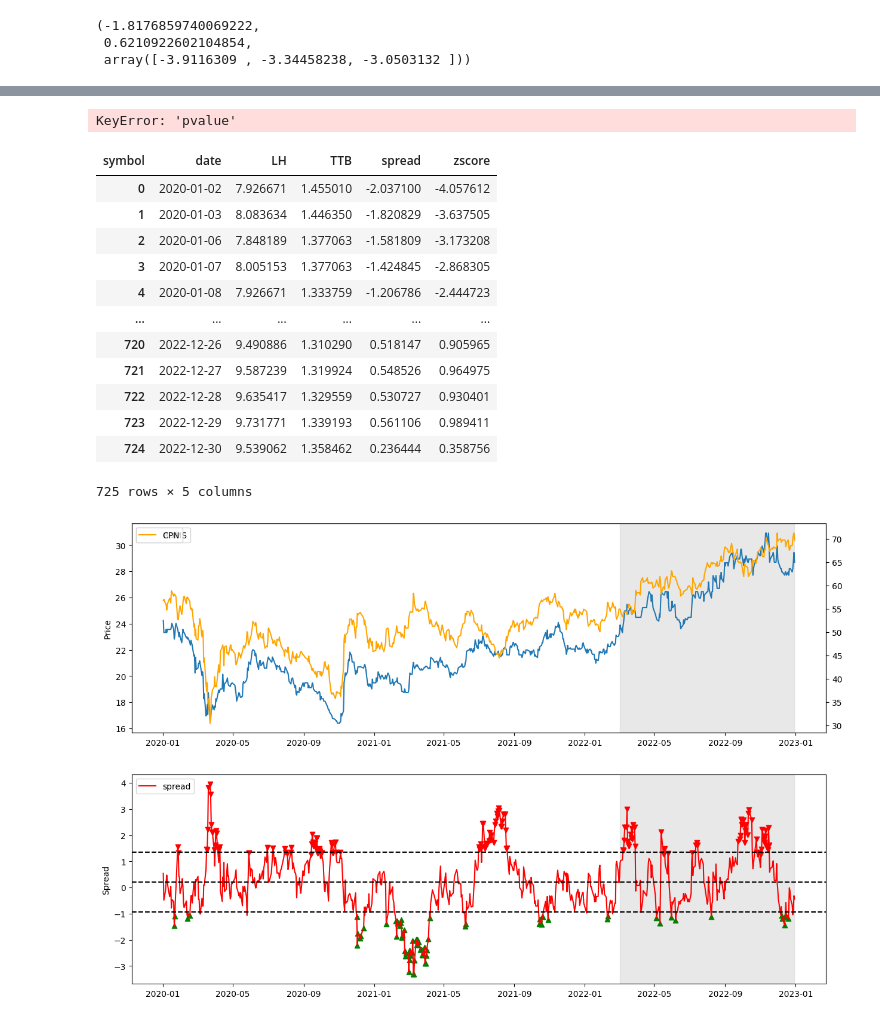
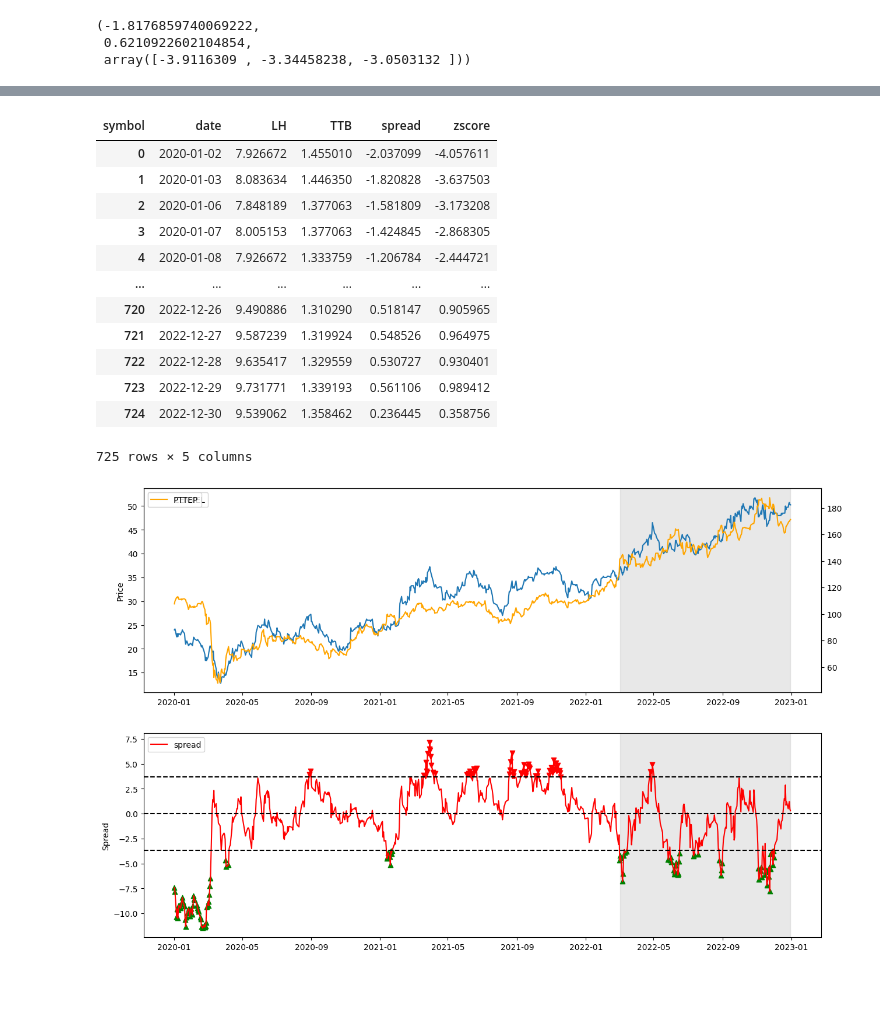
Before and after one commit to Mezoantrop/statarb, a Jupyter notebook: notebook/pair_trade.ipynb, the cells around one changed output, grey strips where cells are left out. Drawn from its saved outputs; the diff is of its cells as text; code cells hidden in the pictures; blank space fills up the shorter version.

```diff
--- a/notebook/pair_trade.ipynb
+++ b/notebook/pair_trade.ipynb
@@ -144,6 +161,6 @@ def create_price_pair(df, stock1, stock2, TRADING_PERIOD=None):
     df_test['zscore'] = (df_test['spread'] - df_train['spread'].mean()) / df_train['spread'].std()
     return df_train, df_test, beta
 # %%
-df_test, _, _ = create_price_pair(df_price, 'ADVANC', 'AOT')
+df_test, _, _ = create_price_pair(df_price, 'BH', 'CRC')
 df_test
 # %% [output]
@@ -178,11 +195,12 @@ for i in range(df_price.shape[1]-1):
 
         #cointegration test
         try:
-            df, _ = create_price_pair(df_price, stock1, stock2)
+            df, _, _ = create_price_pair(df_price, stock1, stock2)
             result = ts.coint(df[stock2], df[stock1])
             df_result = pd.concat([df_result, pd.DataFrame({'stock1':stock1, 'stock2':stock2, 'coint_t':result[0], 'pvalue':result[1]}, index=[0])])
         except Exception as e:
             print(e)
 
-df_result
+df_result = df_result.sort_values(by='pvalue')
+df_result.head(20)
 # %% [output]
@@ -207,26 +220,20 @@ too many values to unpack (expected 2)
-# %%
-#rank pairs by pvalue
-df_result = df_result.sort_values(by='pvalue')
-df_result.head(20)
-# %% [output]
-KeyError: 'pvalue'
 # %%
-df_train, df_test = create_price_pair(df_price, 'LH', 'TTB', 100)
+df_train, df_test, _ = create_price_pair(df_price, 'LH', 'TTB', 100)
 df_comb = pd.concat([df_train, df_test]).sort_values(by='date')
 df_comb
 # %% [output]
 | symbol | date | LH | TTB | spread | zscore |
-| 0 | 2020-01-02 | 7.926671 | 1.455010 | -2.037100 | -4.057612 |
-| 1 | 2020-01-03 | 8.083634 | 1.446350 | -1.820829 | -3.637505 |
+| 0 | 2020-01-02 | 7.926672 | 1.455010 | -2.037099 | -4.057611 |
+| 1 | 2020-01-03 | 8.083634 | 1.446350 | -1.820828 | -3.637503 |
 | 2 | 2020-01-06 | 7.848189 | 1.377063 | -1.581809 | -3.173208 |
 | 3 | 2020-01-07 | 8.005153 | 1.377063 | -1.424845 | -2.868305 |
-| 4 | 2020-01-08 | 7.926671 | 1.333759 | -1.206786 | -2.444723 |
+| 4 | 2020-01-08 | 7.926672 | 1.333759 | -1.206784 | -2.444721 |
 | ... | ... | ... | ... | ... | ... |
 | 720 | 2022-12-26 | 9.490886 | 1.310290 | 0.518147 | 0.905965 |
 | 721 | 2022-12-27 | 9.587239 | 1.319924 | 0.548526 | 0.964975 |
 | 722 | 2022-12-28 | 9.635417 | 1.329559 | 0.530727 | 0.930401 |
-| 723 | 2022-12-29 | 9.731771 | 1.339193 | 0.561106 | 0.989411 |
-| 724 | 2022-12-30 | 9.539062 | 1.358462 | 0.236444 | 0.358756 |
+| 723 | 2022-12-29 | 9.731771 | 1.339193 | 0.561106 | 0.989412 |
+| 724 | 2022-12-30 | 9.539062 | 1.358462 | 0.236445 | 0.358756 |
 725 rows × 5 columns
 # %%
 # plot selected pair and hilight cointegration region, and mark buy/sell signal
@@ -234,39 +241,43 @@ SD_MULTIPLIER = 1
 def plot_coint(df, stock1, stock2, TRADING_PERIOD=None):
     df_train, df_test, _ = create_price_pair(df, stock1, stock2, TRADING_PERIOD)
     df_price_pair = pd.concat([df_train, df_test]).sort_values(by='date')
+    df_price_pair.dropna(inplace=True)
     #plot price and spread in 2 subplots
     fig, (ax, ax2) = plt.subplots(2, 1, figsize=(15, 10))
     #plot prices of 2 stocks using separate y-axis
     ax_twin = ax.twinx()
     ax.plot(df_price_pair['date'], df_price_pair[stock1], label=stock1)
     ax_twin.plot(df_price_pair['date'], df_price_pair[stock2], label=stock2, color='orange')
     ax.set_ylabel('Price')
     #color region for test period
     test_start = df_test['date'].iloc[0]
     test_end = df_test['date'].iloc[-1]
     ax.axvspan(test_start, test_end, alpha=0.5, color='lightgrey')
     ax.set_ylabel('Price')
     ax.legend()
     ax_twin.legend()
+
     #plot spread
     ax2.plot(df_price_pair['date'], df_price_pair['spread'], color='red', label='spread')
     ax2.set_ylabel('Spread')
     ax2.legend()
     #plot cointegration region
-    ax2.axhline(y=np.mean(df_price_pair['spread']), color='black', linestyle='--')
-    ax2.axhline(y=np.mean(df_price_pair['spread'])+np.std(df_price_pair['spread']), color='black', linestyle='--')
-    ax2.axhline(y=np.mean(df_price_pair['spread'])-np.std(df_price_pair['spread']), color='black', linestyle='--')
+    ax2.axhline(y=np.mean(df_train['spread']), color='black', linestyle='--')
+    ax2.axhline(y=np.mean(df_train['spread'])+np.std(df_train['spread']), color='black', linestyle='--')
+    ax2.axhline(y=np.mean(df_train['spread'])-np.std(df_train['spread']), color='black', linestyle='--')
     ax2.axvspan(test_start, test_end, alpha=0.5, color='lightgrey')
     #mark buy/sell signal using zscore
     #plot with scatter
     buy = df_price_pair[df_price_pair['zscore'] < -SD_MULTIPLIER]
     sell = df_price_pair[df_price_pair['zscore'] > SD_MULTIPLIER]
     ax2.scatter(buy['date'], buy['spread'], color='green', marker='^', label='buy')
     ax2.scatter(sell['date'], sell['spread'], color='red', marker='v', label='sell')
     plt.show()
 
-plot_coint(df_price, 'BDMS', 'CPN', TRADING_PERIOD=200)
+# plot_coint(df_price, 'BDMS', 'CPN', TRADING_PERIOD=200)
+plot_coint(df_price, 'CENTEL', 'PTTEP', TRADING_PERIOD=200)
+# plot_coint(df_price, 'BH', 'CRC', TRADING_PERIOD=200) # cointegation in test period is not converging, indicating that regime has changed.
 # %% [output]
-[figure, old version]
+[figure, new version]
 # %%
 # create backtest class
```
Also changed, not shown: parts of 20 cells of this notebook, 5 other files.
